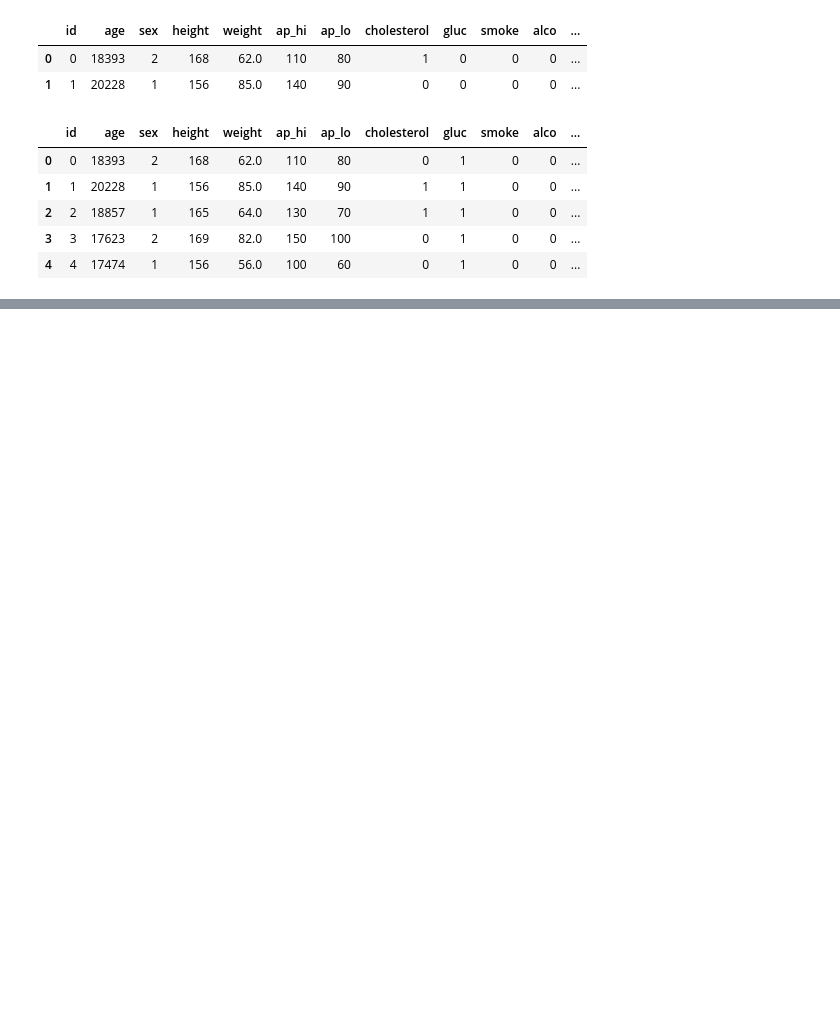
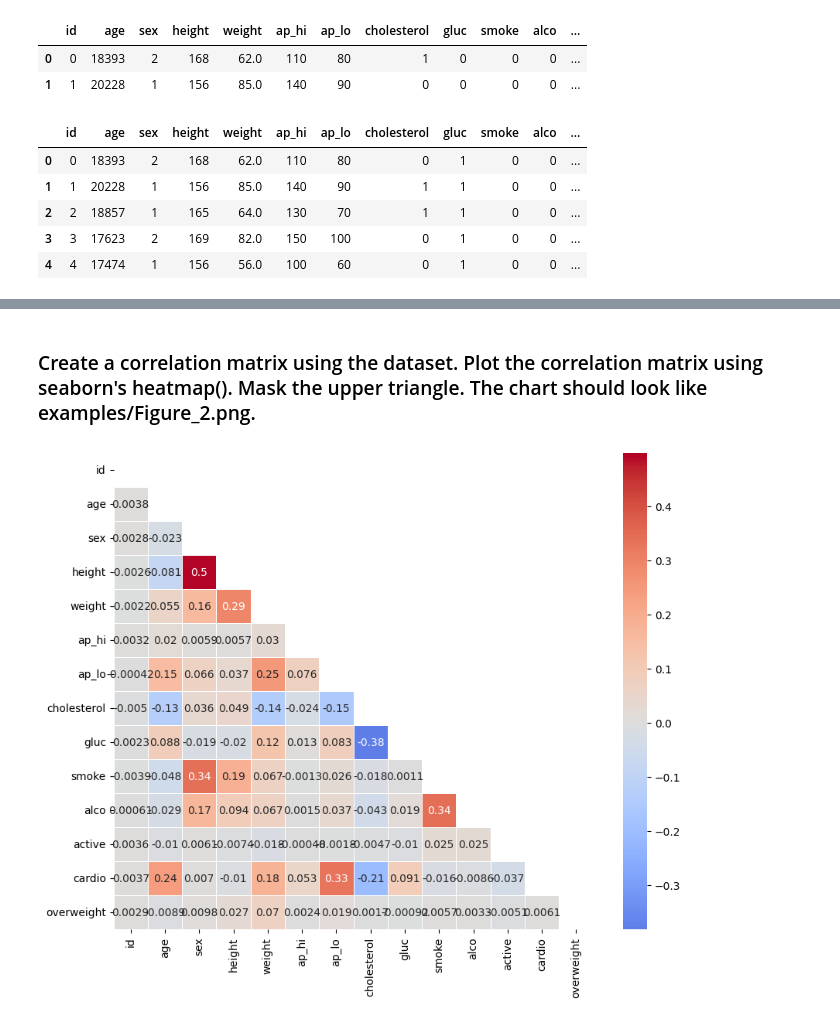
Before and after one commit to DataWeeb/PandasProjects, a Jupyter notebook: medicalExaminations.ipynb, the cells around one changed output, grey strips where cells are left out. Saved outputs shown, nothing was run; the diff lists cells and outputs as text; code cells hidden in the pictures; blank space fills up the shorter version.

```diff
--- a/medicalExaminations.ipynb
+++ b/medicalExaminations.ipynb
@@ -177,0 +209,2 @@ df.head()
+# %%
+df=df[df['ap_lo']<=df['ap_hi']]
@@ -177,0 +311,19 @@ df.head()
+# %% [markdown]
+### Create a correlation matrix using the dataset. Plot the correlation matrix using seaborn's heatmap(). Mask the upper triangle. The chart should look like examples/Figure_2.png.
+# %%
+# Compute the correlation matrix
+corr_matrix = df.corr()
+
+# Generate a mask for the upper triangle
+mask = np.triu(np.ones_like(corr_matrix, dtype=bool))
+
+# Set up the matplotlib figure
+plt.figure(figsize=(10, 8))
+
+# Draw the heatmap with the mask
+sns.heatmap(corr_matrix, mask=mask, annot=True, cmap='coolwarm', center=0, linewidths=0.5, linecolor='white')
+
+# Display the heatmap
+plt.show()
+# %% [output]
+[figure, added]
```
Also changed, not shown: parts of 19 cells of this notebook, 2 other files.
